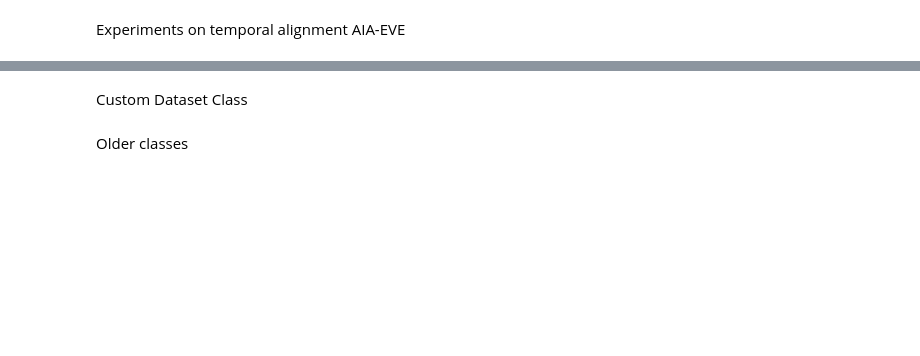
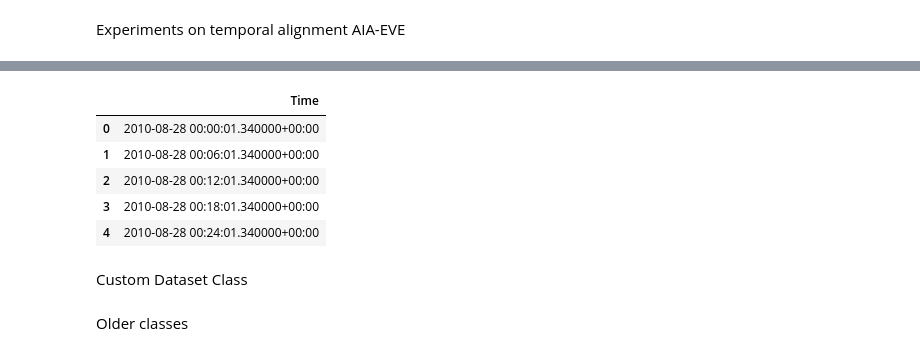
Before and after one commit to FrontierDevelopmentLab/2023-FDL-X-ARD-EVE, a Jupyter notebook: src/irradiance/zarr-experiments.ipynb, the cells around one changed output, grey strips where cells are left out. Saved outputs shown, nothing was run; the diff lists cells and outputs as text; code cells hidden in the pictures; blank space fills up the shorter version.

```diff
--- a/src/irradiance/zarr-experiments.ipynb
+++ b/src/irradiance/zarr-experiments.ipynb
@@ -159,0 +299,38 @@ for i in range(len(df_time_aia)):
+# %%
+# get data from path
+aia_data = zarr.DirectoryStore('/mnt/sdomlv2_small/sdomlv2_small.zarr')
+eve_data = zarr.DirectoryStore('/mnt/sdomlv2_small/sdomlv2_eve.zarr')
+
+# get zarr group
+root_aia = zarr.group(aia_data)
+root_eve = zarr.group(eve_data)
+
+# select data from zarr
+aia_channel = root_aia['2010']['171A']
+eve_channel = root_eve['MEGS-A']['C III']
+# convert data to dask
+aia_dask = da.from_array(aia_channel)
+eve_dask = da.from_array(eve_channel)
+
+# get observation time
+t_obs_aia_channel = aia_channel.attrs['T_OBS']
+t_obs_eve_channel = np.array(da.from_array(root_eve['MEGS-A']['Time'])).tolist()
+
+# transform to DataFrame
+# AIA
+df_t_obs_aia = pd.DataFrame(t_obs_aia_channel,index=np.arange(np.shape(t_obs_aia_channel)[0]),columns=['Time'])
+df_t_obs_aia['Time'] = pd.to_datetime(df_t_obs_aia['Time']).dt.tz_localize(None)
+df_t_obs_aia = df_t_obs_aia.set_index('Time')
+df_t_obs_aia = df_t_obs_aia.sort_index().reset_index()
+aia_year = int([k for k in root_aia.keys()][0])
+
+# EVE
+df_t_obs_eve = pd.DataFrame(t_obs_eve_channel,index=np.arange(np.shape(t_obs_eve_channel)[0]),columns=['Time'])
+df_t_obs_eve['Time'] = pd.to_datetime(df_t_obs_eve['Time']).dt.tz_localize(None)
+df_t_obs_eve = df_t_obs_eve.set_index('Time')
+df_t_obs_eve = df_t_obs_eve.sort_index().reset_index()
+df_t_obs_eve = df_t_obs_eve[df_t_obs_eve['Time'].dt.year == aia_year]
+
+# select a time range
+selecte_times = pd.date_range(start=df_t_obs_aia.iloc[0]['Time'], end=df_t_obs_aia.iloc[-1]['Time'], freq='60T',tz=None)
+# downsample AIA
@@ -160,3 +377,12 @@ for i in range(len(df_time_aia)):
+# %%
+df_t_obs_aia.head()
+# %% [output]
+|  | Time |
+| 0 | 2010-08-28 00:00:01.340000+00:00 |
+| 1 | 2010-08-28 00:06:01.340000+00:00 |
+| 2 | 2010-08-28 00:12:01.340000+00:00 |
+| 3 | 2010-08-28 00:18:01.340000+00:00 |
+| 4 | 2010-08-28 00:24:01.340000+00:00 |
 # %% [markdown]
 Custom Dataset Class
 # %%
```
Also changed, not shown: parts of 23 cells of this notebook.
